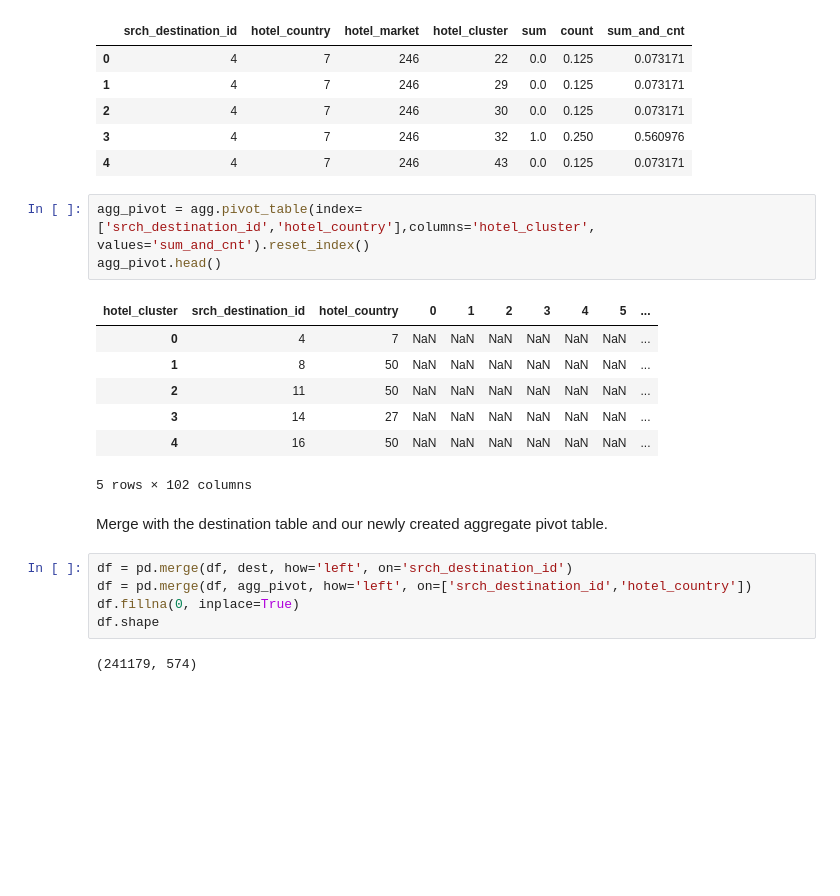
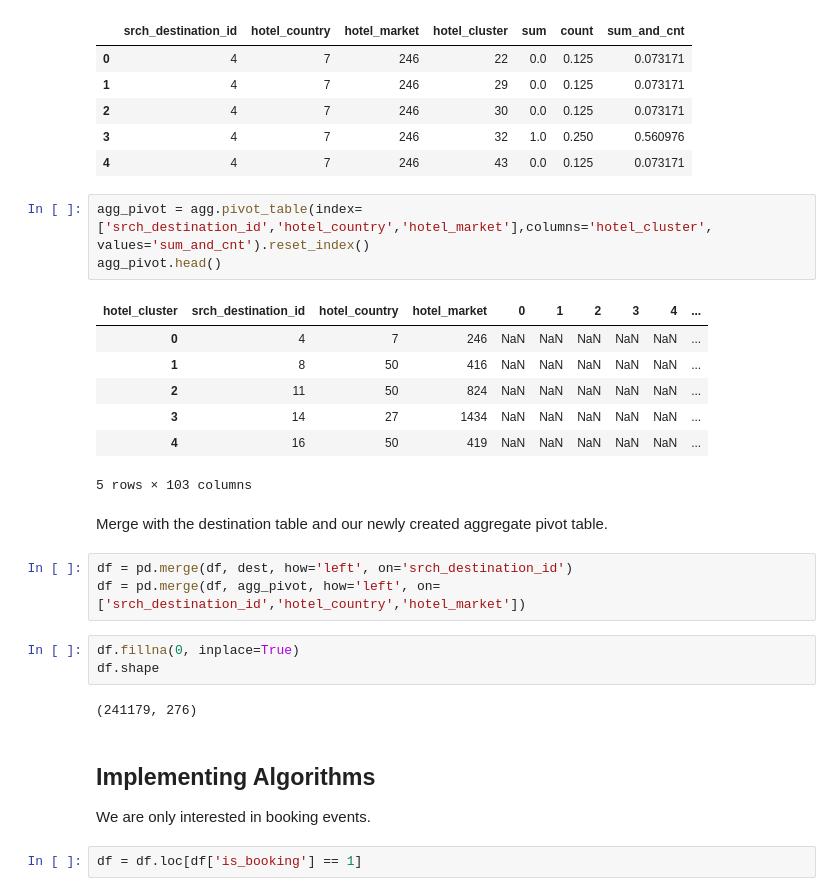
Before and after one commit to minkicu/100DayOfMLCode, a Jupyter notebook: day_065_hotel_recommendation.ipynb, the cells around one changed output. Cells and saved outputs as stored; diff of their text form; blank space fills up the shorter version.

Commit message:
add algorithms

```diff
--- a/day_065_hotel_recommendation.ipynb
+++ b/day_065_hotel_recommendation.ipynb
@@ -169,22 +171,29 @@ agg.head()
 | 3 | 4 | 7 | 246 | 32 | 1.0 | 0.250 | 0.560976 |
 | 4 | 4 | 7 | 246 | 43 | 0.0 | 0.125 | 0.073171 |
 # %%
-agg_pivot = agg.pivot_table(index=['srch_destination_id','hotel_country'],columns='hotel_cluster', values='sum_and_cnt').reset_index()
+agg_pivot = agg.pivot_table(index=['srch_destination_id','hotel_country','hotel_market'],columns='hotel_cluster', values='sum_and_cnt').reset_index()
 agg_pivot.head()
 # %% [output]
-| hotel_cluster | srch_destination_id | hotel_country | 0 | 1 | 2 | 3 | 4 | 5 | ... |
-| 0 | 4 | 7 | NaN | NaN | NaN | NaN | NaN | NaN | ... |
-| 1 | 8 | 50 | NaN | NaN | NaN | NaN | NaN | NaN | ... |
-| 2 | 11 | 50 | NaN | NaN | NaN | NaN | NaN | NaN | ... |
-| 3 | 14 | 27 | NaN | NaN | NaN | NaN | NaN | NaN | ... |
-| 4 | 16 | 50 | NaN | NaN | NaN | NaN | NaN | NaN | ... |
+| hotel_cluster | srch_destination_id | hotel_country | hotel_market | 0 | 1 | 2 | 3 | 4 | ... |
+| 0 | 4 | 7 | 246 | NaN | NaN | NaN | NaN | NaN | ... |
+| 1 | 8 | 50 | 416 | NaN | NaN | NaN | NaN | NaN | ... |
+| 2 | 11 | 50 | 824 | NaN | NaN | NaN | NaN | NaN | ... |
+| 3 | 14 | 27 | 1434 | NaN | NaN | NaN | NaN | NaN | ... |
+| 4 | 16 | 50 | 419 | NaN | NaN | NaN | NaN | NaN | ... |
-5 rows × 102 columns
+5 rows × 103 columns
 # %% [markdown]
 Merge with the destination table and our newly created aggregate pivot table.
 # %%
 df = pd.merge(df, dest, how='left', on='srch_destination_id')
-df = pd.merge(df, agg_pivot, how='left', on=['srch_destination_id','hotel_country'])
-df.fillna(0, inplace=True)
-df.shape
+df = pd.merge(df, agg_pivot, how='left', on=['srch_destination_id','hotel_country','hotel_market'])
-# %% [output]
-(241179, 574)
+# %%
+df.fillna(0, inplace=True)
+df.shape
+# %% [output]
+(241179, 276)
+# %% [markdown]
+## Implementing Algorithms
+
+We are only interested in booking events.
+# %%
+df = df.loc[df['is_booking'] == 1]
```
Also changed, not shown: parts of 15 cells of this notebook.
